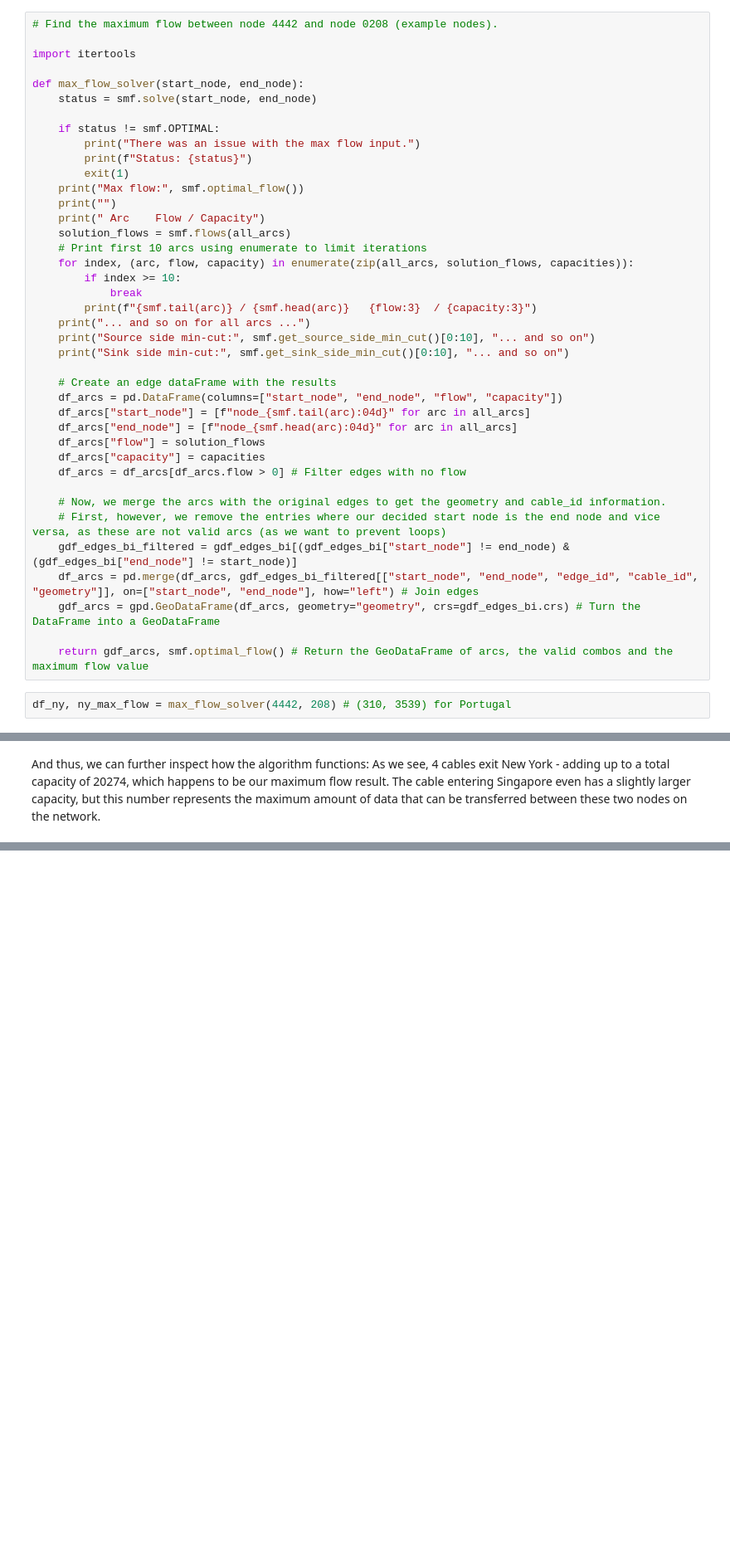
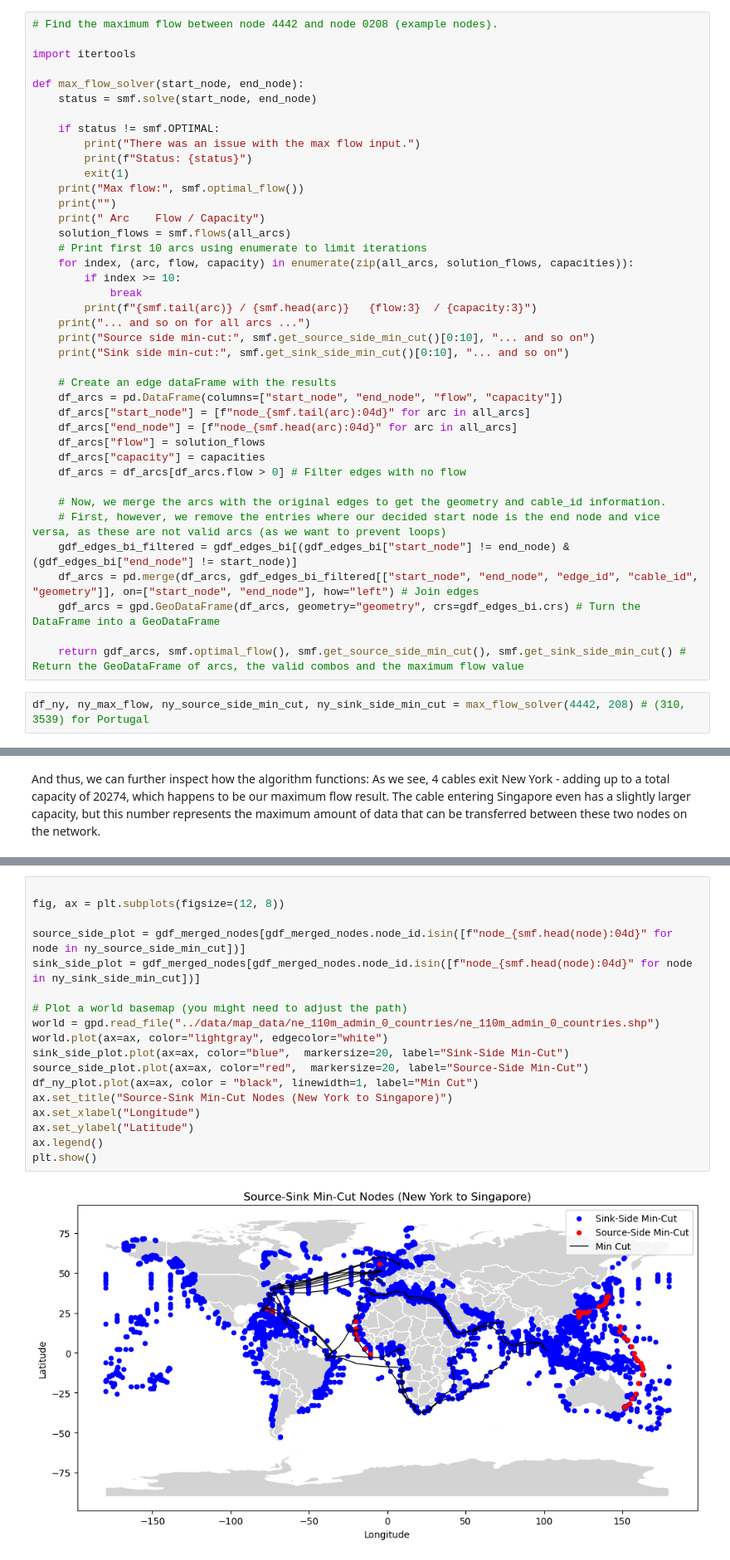
Before and after one commit to kovy21/qc-dsai, a Jupyter notebook: notebooks/1-data-preparation.ipynb, the cells around one changed output, grey strips where cells are left out. Shown at 83% size. Saved outputs shown, nothing was run; the diff lists cells and outputs as text; blank space fills up the shorter version.

```diff
--- a/notebooks/1-data-preparation.ipynb
+++ b/notebooks/1-data-preparation.ipynb
@@ -616,9 +616,9 @@ def max_flow_solver(start_node, end_node):
     df_arcs = pd.merge(df_arcs, gdf_edges_bi_filtered[["start_node", "end_node", "edge_id", "cable_id", "geometry"]], on=["start_node", "end_node"], how="left") # Join edges
     gdf_arcs = gpd.GeoDataFrame(df_arcs, geometry="geometry", crs=gdf_edges_bi.crs) # Turn the DataFrame into a GeoDataFrame
 
-    return gdf_arcs, smf.optimal_flow() # Return the GeoDataFrame of arcs, the valid combos and the maximum flow value
+    return gdf_arcs, smf.optimal_flow(), smf.get_source_side_min_cut(), smf.get_sink_side_min_cut() # Return the GeoDataFrame of arcs, the valid combos and the maximum flow value
 # %%
-df_ny, ny_max_flow = max_flow_solver(4442, 208) # (310, 3539) for Portugal
+df_ny, ny_max_flow, ny_source_side_min_cut, ny_sink_side_min_cut = max_flow_solver(4442, 208) # (310, 3539) for Portugal
 # %% [output]
 Max flow: 20274
 
@@ -715,0 +720,20 @@ plt.show()
+# %%
+
+fig, ax = plt.subplots(figsize=(12, 8))
+
+source_side_plot = gdf_merged_nodes[gdf_merged_nodes.node_id.isin([f"node_{smf.head(node):04d}" for node in ny_source_side_min_cut])]
+sink_side_plot = gdf_merged_nodes[gdf_merged_nodes.node_id.isin([f"node_{smf.head(node):04d}" for node in ny_sink_side_min_cut])]
+
+# Plot a world basemap (you might need to adjust the path)
+world = gpd.read_file("../data/map_data/ne_110m_admin_0_countries/ne_110m_admin_0_countries.shp")
+world.plot(ax=ax, color="lightgray", edgecolor="white")
+sink_side_plot.plot(ax=ax, color="blue",  markersize=20, label="Sink-Side Min-Cut")
+source_side_plot.plot(ax=ax, color="red",  markersize=20, label="Source-Side Min-Cut")
+df_ny_plot.plot(ax=ax, color = "black", linewidth=1, label="Min Cut")
+ax.set_title("Source-Sink Min-Cut Nodes (New York to Singapore)")
+ax.set_xlabel("Longitude")
+ax.set_ylabel("Latitude")
+ax.legend()
+plt.show()
+# %% [output]
+[figure, added]
```
Also changed, not shown: parts of 1 cell of this notebook.
